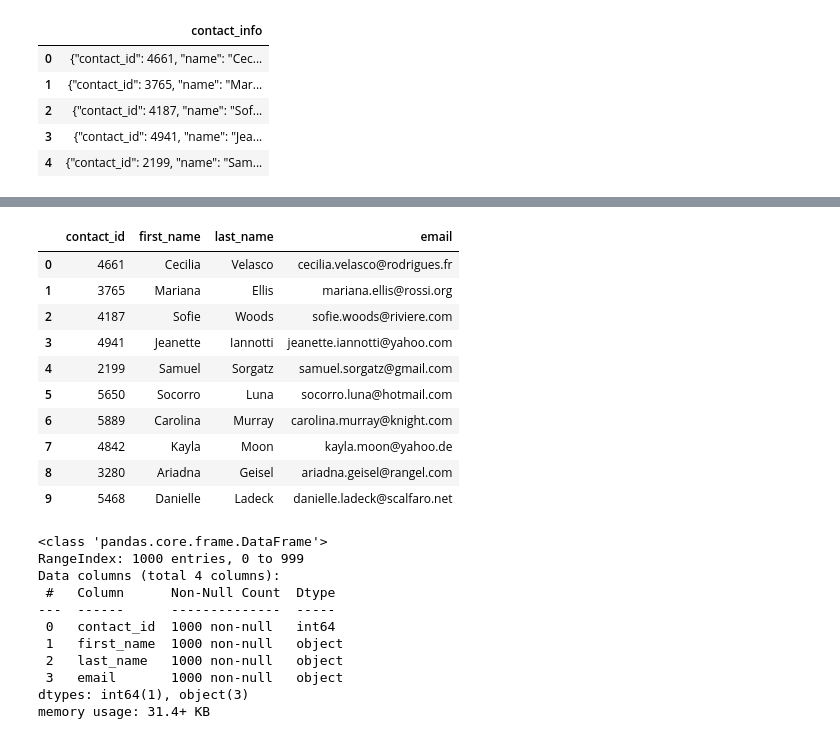
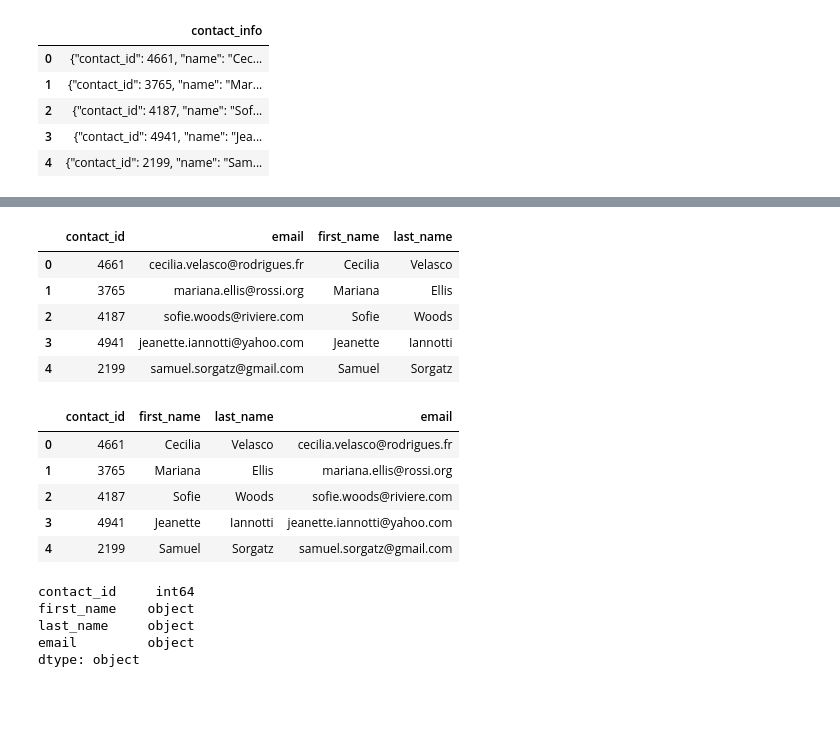
Before and after one commit to jeffrey1008x/Crowdfunding_ETL_Project2Team7, a Jupyter notebook: ETL_Mini_Project_Starter_Code.ipynb, the cells around one changed output, grey strips where cells are left out. Saved outputs shown, nothing was run; the diff lists cells and outputs as text; code cells hidden in the pictures; blank space fills up the shorter version.

```diff
--- a/ETL_Mini_Project_Starter_Code.ipynb
+++ b/ETL_Mini_Project_Starter_Code.ipynb
@@ -447,3 +411,6 @@ memory usage: 15.8+ KB
 # %%
 # Extract the email from the contacts and add the values to a new column.
+e = '"email":\s.(\w+\.\w+.\w+\.\w+)'
+email_col = contact_info_df_copy['contact_info'].str.extract(e)[0]
+email_col
 # %% [output]
@@ -461,3 +429,5 @@ memory usage: 15.8+ KB
 # %%
-# Create a copy of the contact_info_df with the 'contact_id', 'name', 'email' columns.
+# Create a copy of the contact_info_df (a new dataframe, as per 'Project 2' instructions) with the 'contact_id', 'name', 'email' columns.
+Contact_info_separated_cols_df = pd.DataFrame(list(zip(contact_id_col, name_col, email_col)), columns =['contact_id', 'contact_name', 'email'])
+Contact_info_separated_cols_df
 # %% [output]
@@ -475,6 +447,5 @@ memory usage: 15.8+ KB
 # %%
 # Create a "first"name" and "last_name" column with the first and last names from the "name" column.
-
-
-# Drop the contact_name column
+Contact_info_separated_cols_df[['first_name', 'last_name']] = Contact_info_separated_cols_df['contact_name'].str.split(' ', expand=True)
+Contact_info_separated_cols_df
 # %% [output]
@@ -492,30 +465,34 @@ memory usage: 15.8+ KB
+# %%
+# Drop the contact_name column
+columns_to_drop = ['contact_name']
+Contact_info_cleaned = Contact_info_separated_cols_df.drop(columns=columns_to_drop)
+Contact_info_cleaned.head()
+# %% [output]
+|  | contact_id | email | first_name | last_name |
+| 0 | 4661 | cecilia.velasco@rodrigues.fr | Cecilia | Velasco |
+| 1 | 3765 | mariana.ellis@rossi.org | Mariana | Ellis |
+| 2 | 4187 | sofie.woods@riviere.com | Sofie | Woods |
+| 3 | 4941 | jeanette.iannotti@yahoo.com | Jeanette | Iannotti |
+| 4 | 2199 | samuel.sorgatz@gmail.com | Samuel | Sorgatz |
 # %%
 # Reorder the columns
+Contacts_df = Contact_info_cleaned[['contact_id', 'first_name', 'last_name', 'email']]
+Contacts_df.head()
 # %% [output]
 |  | contact_id | first_name | last_name | email |
 | 0 | 4661 | Cecilia | Velasco | cecilia.velasco@rodrigues.fr |
 | 1 | 3765 | Mariana | Ellis | mariana.ellis@rossi.org |
 | 2 | 4187 | Sofie | Woods | sofie.woods@riviere.com |
 | 3 | 4941 | Jeanette | Iannotti | jeanette.iannotti@yahoo.com |
 | 4 | 2199 | Samuel | Sorgatz | samuel.sorgatz@gmail.com |
-| 5 | 5650 | Socorro | Luna | socorro.luna@hotmail.com |
-| 6 | 5889 | Carolina | Murray | carolina.murray@knight.com |
-| 7 | 4842 | Kayla | Moon | kayla.moon@yahoo.de |
-| 8 | 3280 | Ariadna | Geisel | ariadna.geisel@rangel.com |
-| 9 | 5468 | Danielle | Ladeck | danielle.ladeck@scalfaro.net |
 # %%
 # Check the datatypes one more time before exporting as CSV file.
+Contacts_df.dtypes
 # %% [output]
-<class 'pandas.core.frame.DataFrame'>
-RangeIndex: 1000 entries, 0 to 999
-Data columns (total 4 columns):
- #   Column      Non-Null Count  Dtype
----  ------      --------------  -----
- 0   contact_id  1000 non-null   int64
- 1   first_name  1000 non-null   object
- 2   last_name   1000 non-null   object
- 3   email       1000 non-null   object
-dtypes: int64(1), object(3)
-memory usage: 31.4+ KB
+contact_id     int64
+first_name    object
+last_name     object
+email         object
+dtype: object
 # %%
 # Export the DataFrame as a CSV file.
```
Also changed, not shown: parts of 17 cells of this notebook, 1 other file.
